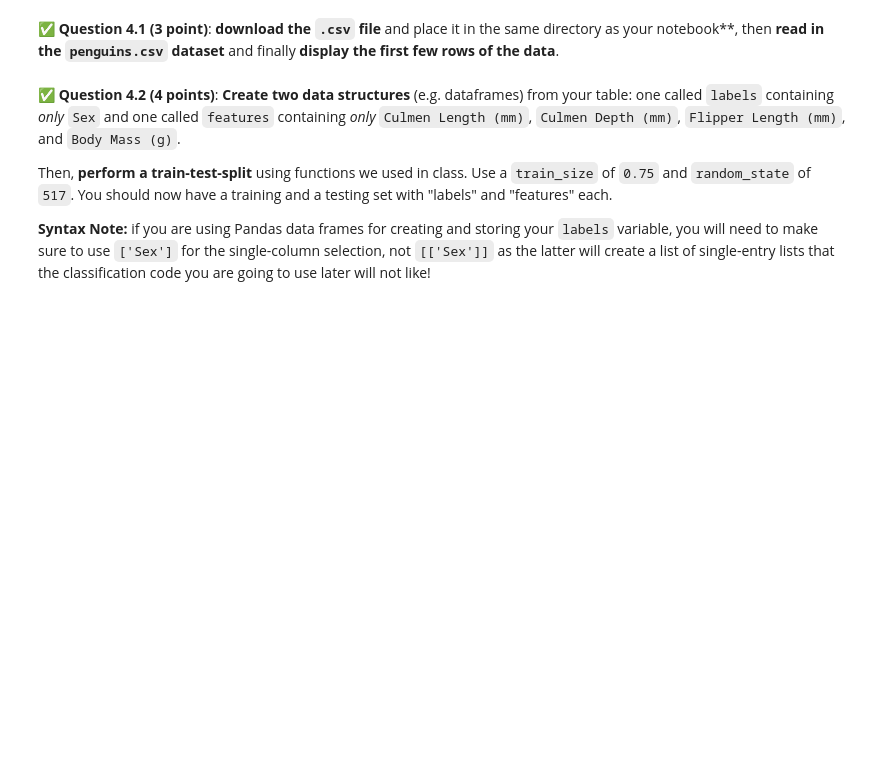
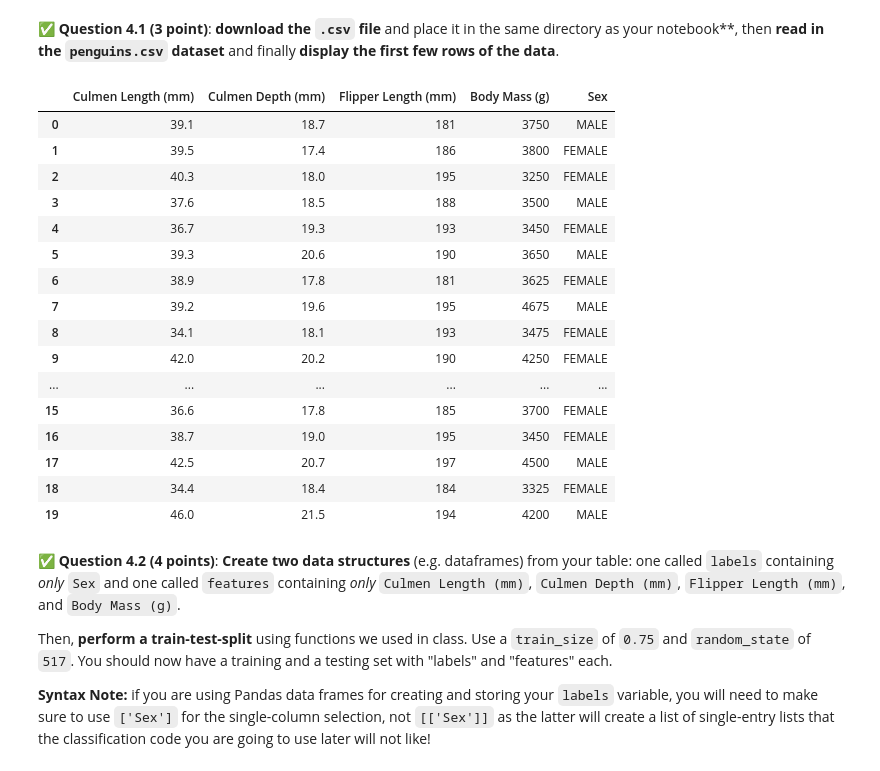
Before and after one commit to Brendanhhh/cmse202-s24-turnin, a Jupyter notebook: final/CMSE202-Final-Section001-STUDENT.ipynb, the cells around one changed output. Cells and saved outputs as stored; diff of their text form; code cells hidden in the pictures; blank space fills up the shorter version.

```diff
--- a/final/CMSE202-Final-Section001-STUDENT.ipynb
+++ b/final/CMSE202-Final-Section001-STUDENT.ipynb
@@ -376,6 +387,26 @@ The goal of this part is to do a support vector machine classification. We will
 &#9989; **Question 4.1 (3 point)**: **download the `.csv` file** and place it in the same directory as your notebook**, then **read in the `penguins.csv` dataset** and finally **display the first few rows of the data**.
 # %%
 ### Put your code here
+df = pd.read_csv('penguin.csv')
+df.head(20)
+# %% [output]
+|  | Culmen Length (mm) | Culmen Depth (mm) | Flipper Length (mm) | Body Mass (g) | Sex |
+| 0 | 39.1 | 18.7 | 181 | 3750 | MALE |
+| 1 | 39.5 | 17.4 | 186 | 3800 | FEMALE |
+| 2 | 40.3 | 18.0 | 195 | 3250 | FEMALE |
+| 3 | 37.6 | 18.5 | 188 | 3500 | MALE |
+| 4 | 36.7 | 19.3 | 193 | 3450 | FEMALE |
+| 5 | 39.3 | 20.6 | 190 | 3650 | MALE |
+| 6 | 38.9 | 17.8 | 181 | 3625 | FEMALE |
+| 7 | 39.2 | 19.6 | 195 | 4675 | MALE |
+| 8 | 34.1 | 18.1 | 193 | 3475 | FEMALE |
+| 9 | 42.0 | 20.2 | 190 | 4250 | FEMALE |
+| ... | ... | ... | ... | ... | ... |
+| 15 | 36.6 | 17.8 | 185 | 3700 | FEMALE |
+| 16 | 38.7 | 19.0 | 195 | 3450 | FEMALE |
+| 17 | 42.5 | 20.7 | 197 | 4500 | MALE |
+| 18 | 34.4 | 18.4 | 184 | 3325 | FEMALE |
+| 19 | 46.0 | 21.5 | 194 | 4200 | MALE |
 # %% [markdown]
 &#9989; **Question 4.2 (4 points)**: **Create two data structures** (e.g. dataframes) from your table: one called `labels` containing _only_ `Sex` and one called `features` containing _only_ `Culmen Length (mm)`, `Culmen Depth (mm)`, `Flipper Length (mm)`, and `Body Mass (g)`.
 
```
Also changed, not shown: parts of 10 cells of this notebook, 1 other file.
